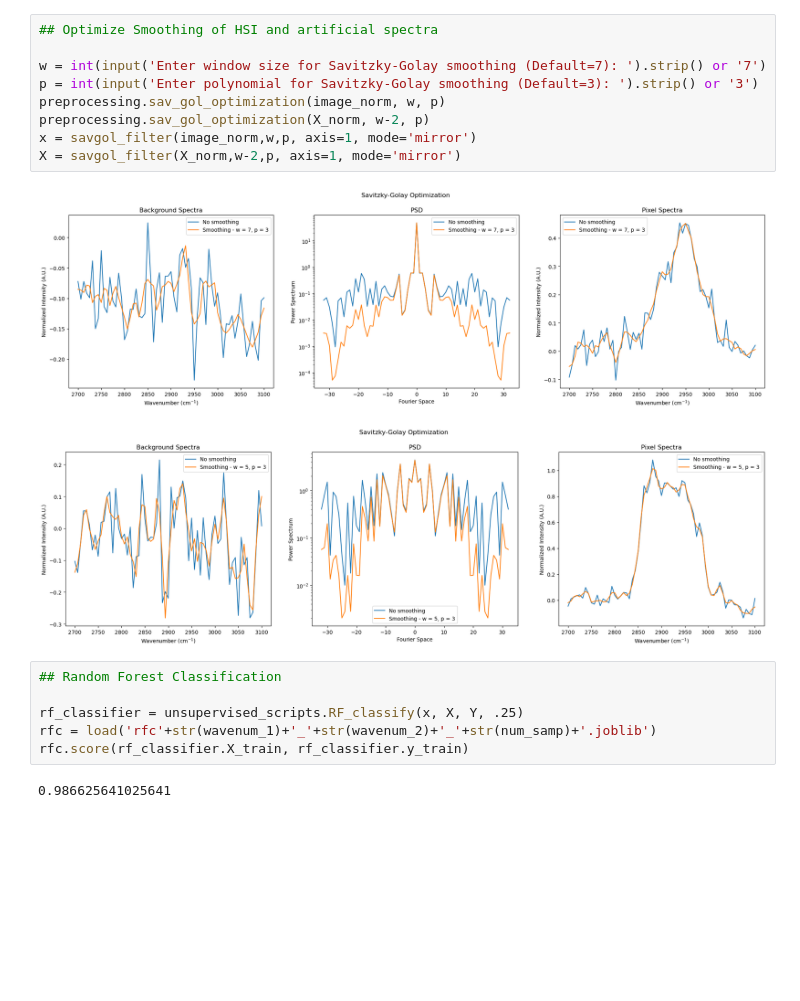
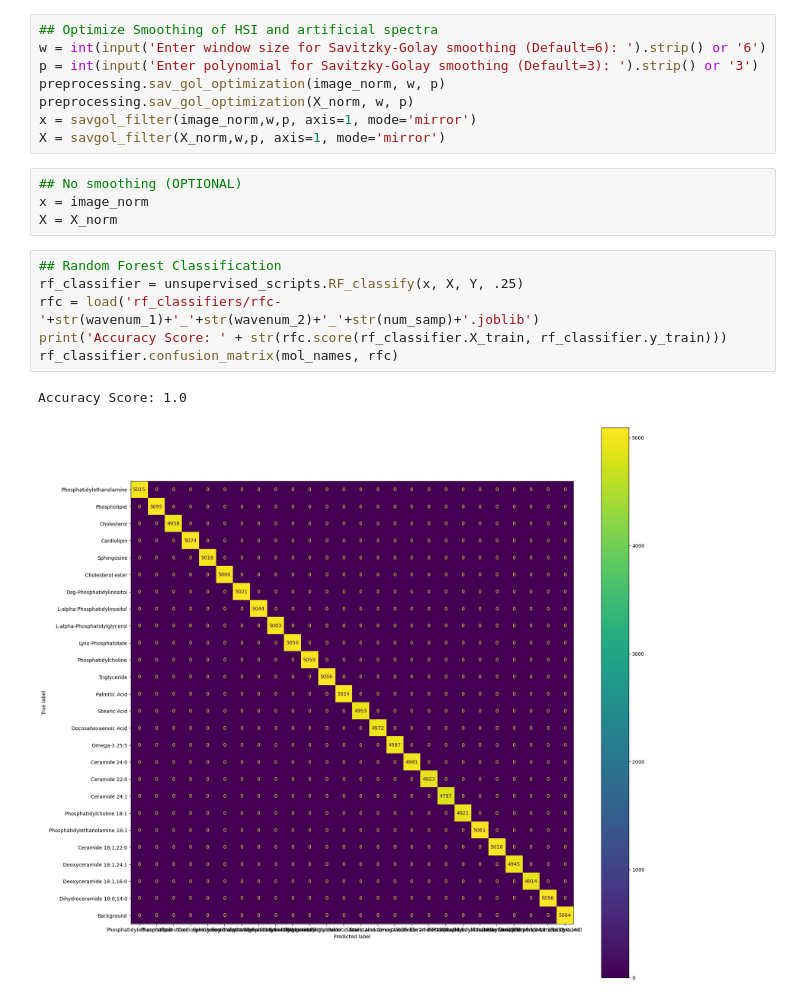
Before and after one commit to jvillazon/hsi_machine_learning, a Jupyter notebook: ML/RF_classification.ipynb, the cells around one changed output. Cells and saved outputs as stored; diff of their text form; blank space fills up the shorter version.

```diff
--- a/ML/RF_classification.ipynb
+++ b/ML/RF_classification.ipynb
@@ -75,20 +91,21 @@ Text(0, 0.5, 'Normalized Intensity (A.U.)')
 # %%
 ## Optimize Smoothing of HSI and artificial spectra
-
-w = int(input('Enter window size for Savitzky-Golay smoothing (Default=7): ').strip() or '7')
+w = int(input('Enter window size for Savitzky-Golay smoothing (Default=6): ').strip() or '6')
 p = int(input('Enter polynomial for Savitzky-Golay smoothing (Default=3): ').strip() or '3')
 preprocessing.sav_gol_optimization(image_norm, w, p)
-preprocessing.sav_gol_optimization(X_norm, w-2, p)
+preprocessing.sav_gol_optimization(X_norm, w, p)
 x = savgol_filter(image_norm,w,p, axis=1, mode='mirror')
-X = savgol_filter(X_norm,w-2,p, axis=1, mode='mirror')
+X = savgol_filter(X_norm,w,p, axis=1, mode='mirror')
-# %% [output]
-[figure, removed]
-[figure, removed]
+# %%
+## No smoothing (OPTIONAL)
+x = image_norm
+X = X_norm
 # %%
 ## Random Forest Classification
-
 rf_classifier = unsupervised_scripts.RF_classify(x, X, Y, .25)
-rfc = load('rfc'+str(wavenum_1)+'_'+str(wavenum_2)+'_'+str(num_samp)+'.joblib')
-rfc.score(rf_classifier.X_train, rf_classifier.y_train)
+rfc = load('rf_classifiers/rfc-'+str(wavenum_1)+'_'+str(wavenum_2)+'_'+str(num_samp)+'.joblib')
+print('Accuracy Score: ' + str(rfc.score(rf_classifier.X_train, rf_classifier.y_train)))
+rf_classifier.confusion_matrix(mol_names, rfc)
 # %% [output]
-0.986625641025641
+Accuracy Score: 1.0
+[figure, added]
```
Also changed, not shown: parts of 9 cells of this notebook, 11 other files.
